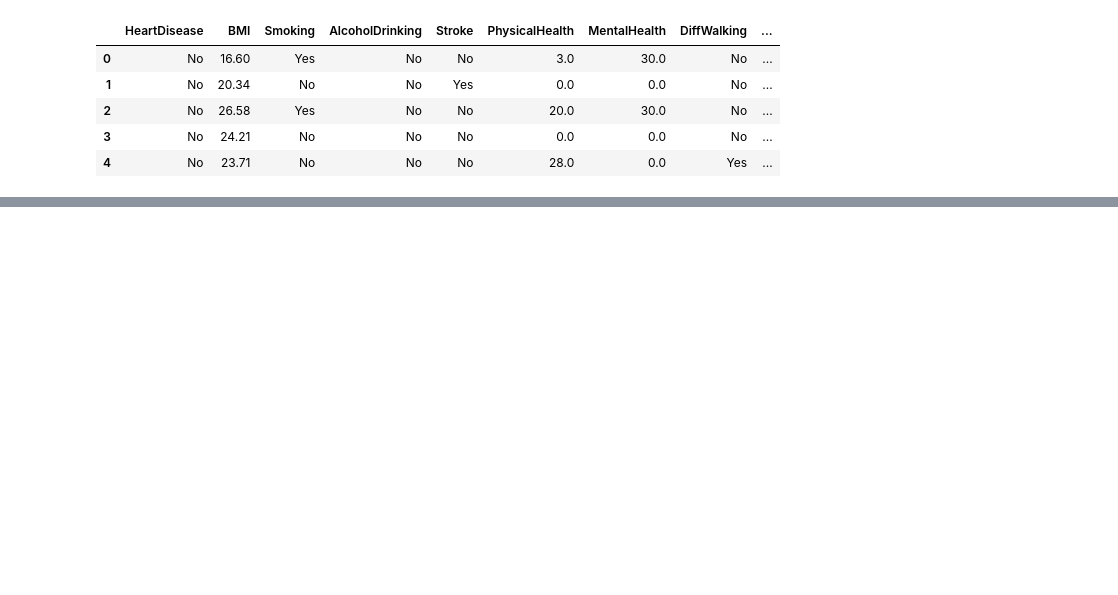
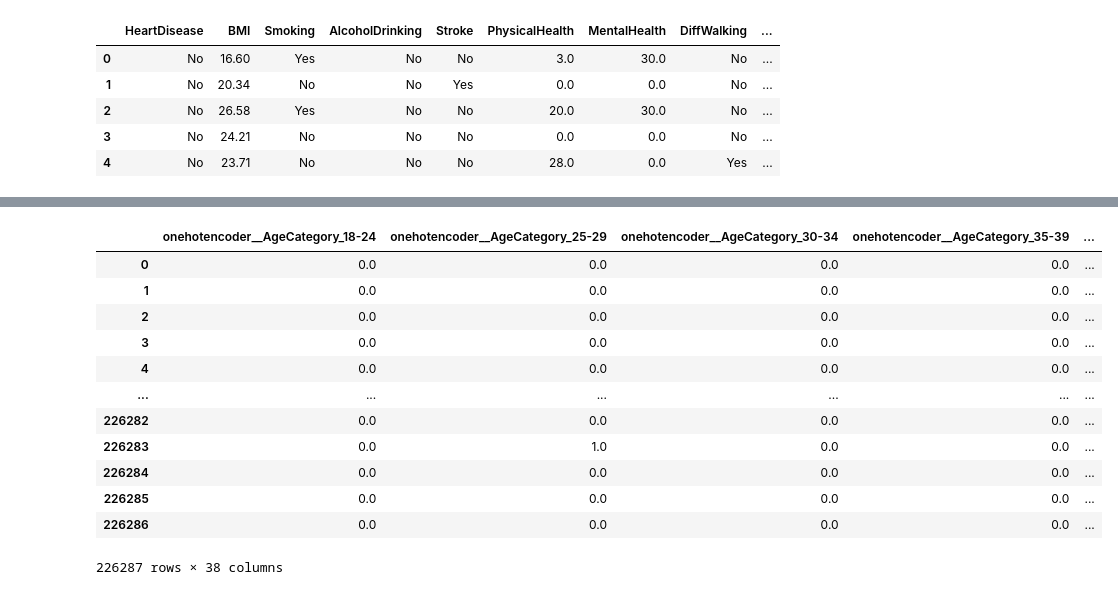
Before and after one commit to hossain-selim/ML-Alpha, a Jupyter notebook: cl-2_project1.ipynb, the cells around one changed output, grey strips where cells are left out. Saved outputs shown, nothing was run; the diff lists cells and outputs as text; code cells hidden in the pictures; blank space fills up the shorter version.

```diff
--- a/cl-2_project1.ipynb
+++ b/cl-2_project1.ipynb
@@ -32,0 +215,28 @@ df.head()
+# %%
+transformer = make_column_transformer(
+    (OneHotEncoder(), ['AgeCategory', 'Race', 'GenHealth']), remainder='passthrough'
+    )
+
+# transforming train data
+X_train_transformed = transformer.fit_transform(X_train)
+X_train_transformed_df = pd.DataFrame(X_train_transformed, columns=transformer.get_feature_names_out())
+
+# transforming train data
+X_test_transformed = transformer.transform(X_test)
+X_test_transformed_df = pd.DataFrame(X_test_transformed, columns=transformer.get_feature_names_out())
+# %%
+X_train_transformed_df
+# %% [output]
+|  | onehotencoder__AgeCategory_18-24 | onehotencoder__AgeCategory_25-29 | onehotencoder__AgeCategory_30-34 | onehotencoder__AgeCategory_35-39 | ... |
+| 0 | 0.0 | 0.0 | 0.0 | 0.0 | ... |
+| 1 | 0.0 | 0.0 | 0.0 | 0.0 | ... |
+| 2 | 0.0 | 0.0 | 0.0 | 0.0 | ... |
+| 3 | 0.0 | 0.0 | 0.0 | 0.0 | ... |
+| 4 | 0.0 | 0.0 | 0.0 | 0.0 | ... |
+| ... | ... | ... | ... | ... | ... |
+| 226282 | 0.0 | 0.0 | 0.0 | 0.0 | ... |
+| 226283 | 0.0 | 1.0 | 0.0 | 0.0 | ... |
+| 226284 | 0.0 | 0.0 | 0.0 | 0.0 | ... |
+| 226285 | 0.0 | 0.0 | 0.0 | 0.0 | ... |
+| 226286 | 0.0 | 0.0 | 0.0 | 0.0 | ... |
+226287 rows × 38 columns
```
Also changed, not shown: parts of 31 cells of this notebook, 1 other file.
